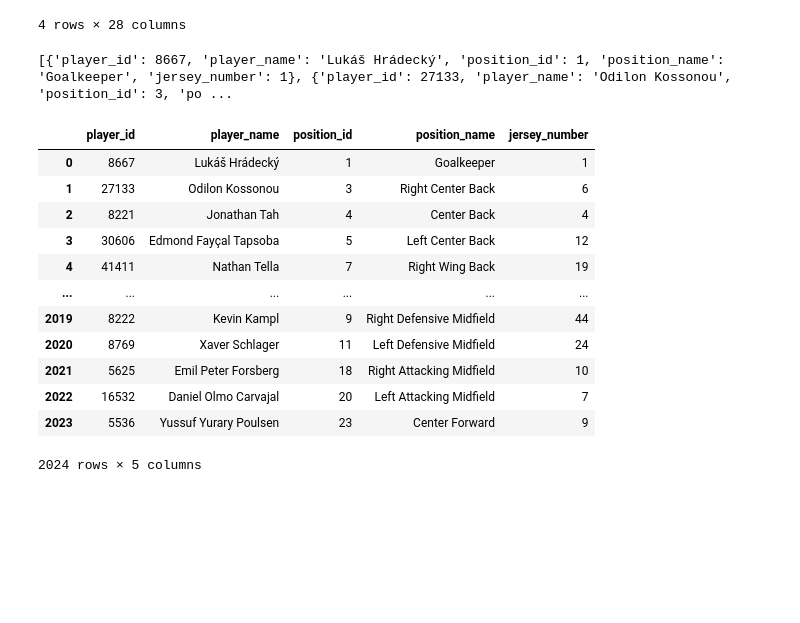
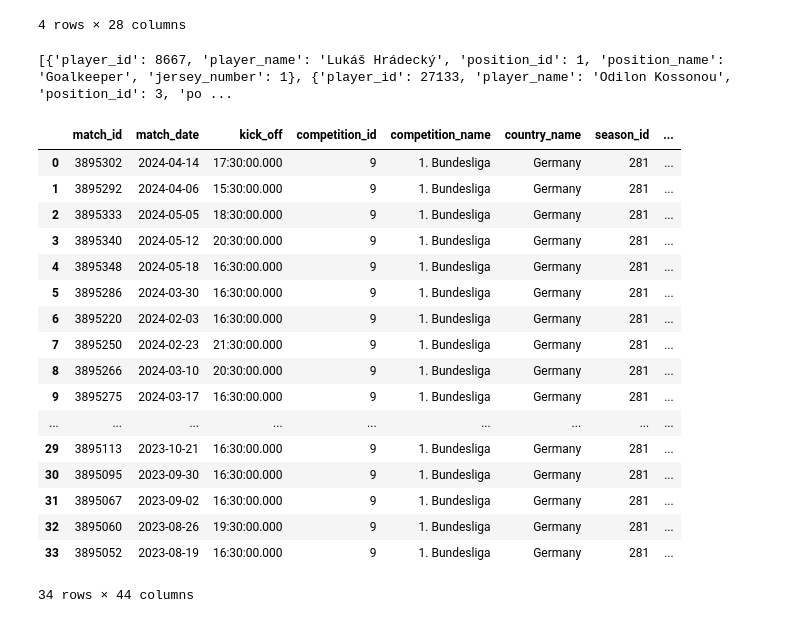
Before and after one commit to varunrout/football-insights-api, a Jupyter notebook: notebooks/view_columns.ipynb, the cells around one changed output. Saved outputs shown, nothing was run; the diff lists cells and outputs as text; code cells hidden in the pictures; blank space fills up the shorter version.

```diff
--- a/notebooks/view_columns.ipynb
+++ b/notebooks/view_columns.ipynb
@@ -195,46 +194,53 @@ matches = fdm.get_matches(competition_id, season_id)
 all_events = [fdm.get_events(match['match_id']) for _, match in matches.iterrows()]
 events = pd.concat(all_events) if all_events else None
 
 if events is not None and not events.empty:
     # Try to extract players from tactics_lineup_json if available
     if 'tactics_lineup' in events.columns and events['tactics_lineup'].notnull().any():
         import json
         lineups = events['tactics_lineup_json'].dropna().unique()
         players = []
         for lineup_json in lineups:
             lineup = json.loads(lineup_json)
             for entry in lineup:
                 player = entry.get('player', {})
                 position = entry.get('position', {})
                 players.append({
                     'player_id': player.get('id'),
                     'player_name': player.get('name'),
                     'position_id': position.get('id'),
                     'position_name': position.get('name'),
                     'jersey_number': entry.get('jersey_number')
                 })
         print(players)
 
 else:
     print("No events found.")
 
 players_df = pd.DataFrame(players)
 players_df
+
+matches
 # %% [output]
 [{'player_id': 8667, 'player_name': 'Lukáš Hrádecký', 'position_id': 1, 'position_name': 'Goalkeeper', 'jersey_number': 1}, {'player_id': 27133, 'player_name': 'Odilon Kossonou', 'position_id': 3, 'po ...
-|  | player_id | player_name | position_id | position_name | jersey_number |
-| 0 | 8667 | Lukáš Hrádecký | 1 | Goalkeeper | 1 |
-| 1 | 27133 | Odilon Kossonou | 3 | Right Center Back | 6 |
-| 2 | 8221 | Jonathan Tah | 4 | Center Back | 4 |
-| 3 | 30606 | Edmond Fayçal Tapsoba | 5 | Left Center Back | 12 |
-| 4 | 41411 | Nathan Tella | 7 | Right Wing Back | 19 |
-| ... | ... | ... | ... | ... | ... |
-| 2019 | 8222 | Kevin Kampl | 9 | Right Defensive Midfield | 44 |
-| 2020 | 8769 | Xaver Schlager | 11 | Left Defensive Midfield | 24 |
-| 2021 | 5625 | Emil Peter Forsberg | 18 | Right Attacking Midfield | 10 |
-| 2022 | 16532 | Daniel Olmo Carvajal | 20 | Left Attacking Midfield | 7 |
-| 2023 | 5536 | Yussuf Yurary Poulsen | 23 | Center Forward | 9 |
+|  | match_id | match_date | kick_off | competition_id | competition_name | country_name | season_id | ... |
+| 0 | 3895302 | 2024-04-14 | 17:30:00.000 | 9 | 1. Bundesliga | Germany | 281 | ... |
+| 1 | 3895292 | 2024-04-06 | 15:30:00.000 | 9 | 1. Bundesliga | Germany | 281 | ... |
+| 2 | 3895333 | 2024-05-05 | 18:30:00.000 | 9 | 1. Bundesliga | Germany | 281 | ... |
+| 3 | 3895340 | 2024-05-12 | 20:30:00.000 | 9 | 1. Bundesliga | Germany | 281 | ... |
+| 4 | 3895348 | 2024-05-18 | 16:30:00.000 | 9 | 1. Bundesliga | Germany | 281 | ... |
+| 5 | 3895286 | 2024-03-30 | 16:30:00.000 | 9 | 1. Bundesliga | Germany | 281 | ... |
+| 6 | 3895220 | 2024-02-03 | 16:30:00.000 | 9 | 1. Bundesliga | Germany | 281 | ... |
+| 7 | 3895250 | 2024-02-23 | 21:30:00.000 | 9 | 1. Bundesliga | Germany | 281 | ... |
+| 8 | 3895266 | 2024-03-10 | 20:30:00.000 | 9 | 1. Bundesliga | Germany | 281 | ... |
+| 9 | 3895275 | 2024-03-17 | 16:30:00.000 | 9 | 1. Bundesliga | Germany | 281 | ... |
+| ... | ... | ... | ... | ... | ... | ... | ... | ... |
+| 29 | 3895113 | 2023-10-21 | 16:30:00.000 | 9 | 1. Bundesliga | Germany | 281 | ... |
+| 30 | 3895095 | 2023-09-30 | 16:30:00.000 | 9 | 1. Bundesliga | Germany | 281 | ... |
+| 31 | 3895067 | 2023-09-02 | 16:30:00.000 | 9 | 1. Bundesliga | Germany | 281 | ... |
+| 32 | 3895060 | 2023-08-26 | 19:30:00.000 | 9 | 1. Bundesliga | Germany | 281 | ... |
+| 33 | 3895052 | 2023-08-19 | 16:30:00.000 | 9 | 1. Bundesliga | Germany | 281 | ... |
-2024 rows × 5 columns
+34 rows × 44 columns
 # %%
 from app.services.metric_calculator import load_xt_model
 
```
Also changed, not shown: parts of 2 cells of this notebook, 51 other files.
